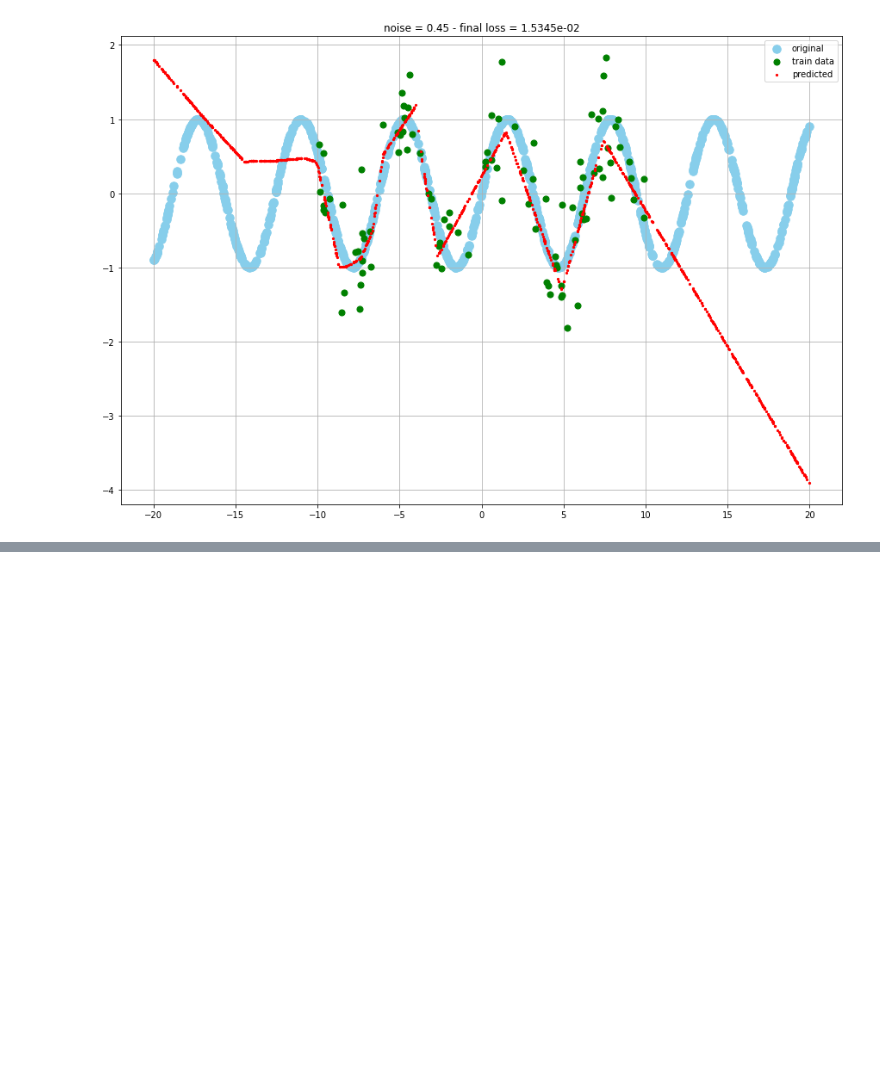
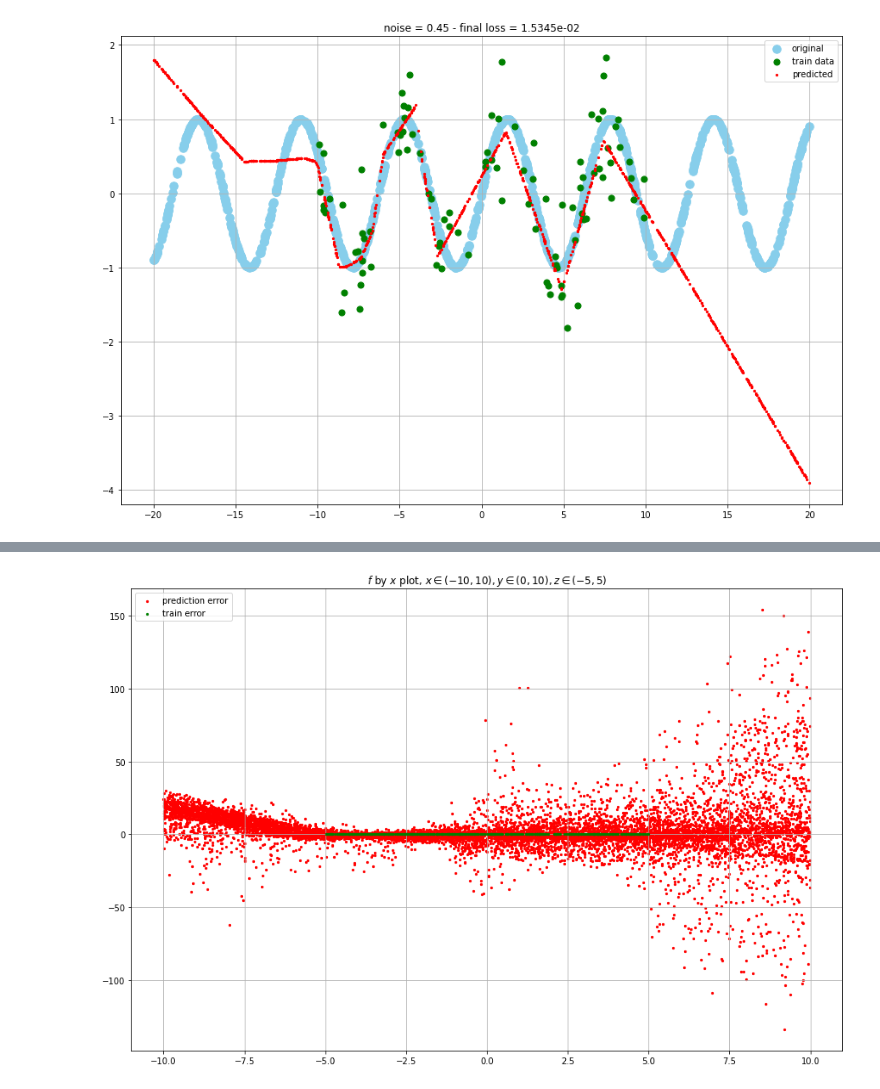
Before and after one commit to ahmadsalimi/AiProjects, a Jupyter notebook: 4. MlpNeuralNetworks/FunctionPrediction.ipynb, the cells around one changed output, grey strips where cells are left out. Cells and saved outputs as stored; diff of their text form; code cells hidden in the pictures; blank space fills up the shorter version.

```diff
--- a/4. MlpNeuralNetworks/FunctionPrediction.ipynb
+++ b/4. MlpNeuralNetworks/FunctionPrediction.ipynb
@@ -213,0 +240,4 @@ learner.accuracy(np.random.uniform((-7, -7), (7, 7), (10000, 2)))
+# %%
+learner = FunctionLearner(function=lambda x, y, z: x * np.log(y) - z ** 2 * np.sin(np.exp(x) * y), data_size=500, train_domain_low=(-5, 0, -5), train_domain_high=(5, 10, 5), neurons=[32, 64])
+# %%
+learner.learn(3000)
@@ -213,0 +246,4 @@ learner.accuracy(np.random.uniform((-7, -7), (7, 7), (10000, 2)))
+# %%
+learner.plot_axis(np.random.uniform((-10, 0, -5), (10, 10, 5), (10000, 3)), 0, "$f$ by $x$ plot, $x \\in (-10, 10), y \\in (0, 10), z \\in (-5, 5) $")
+# %% [output]
+[figure, added]
```
Also changed, not shown: parts of 20 cells of this notebook.
